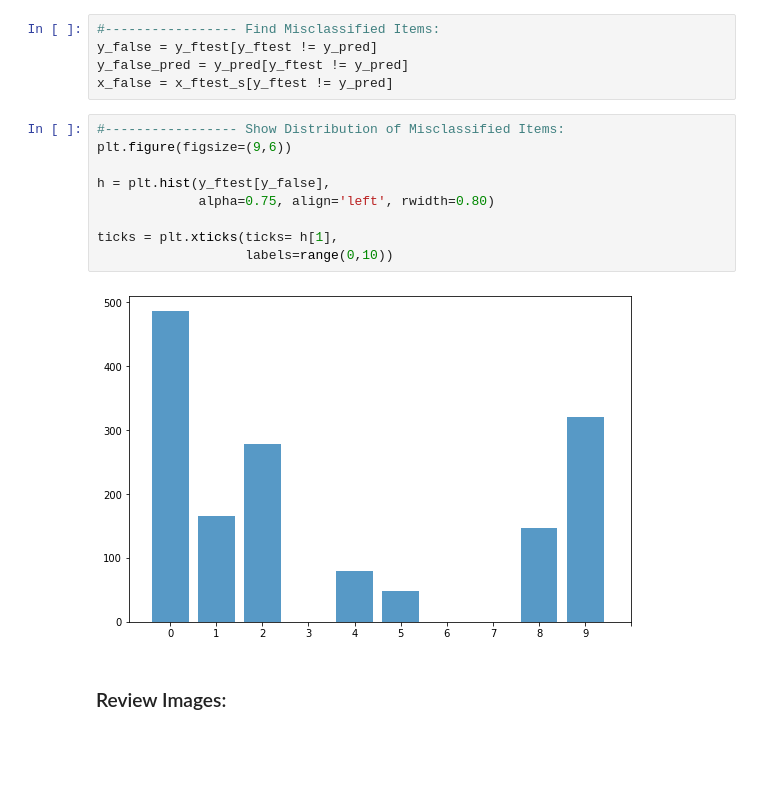
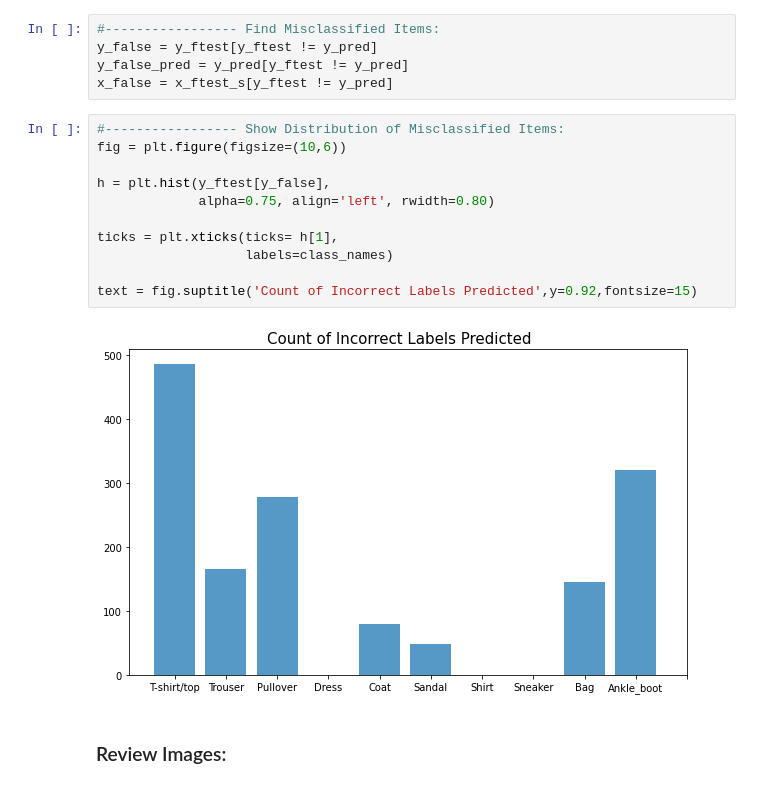
Before and after one commit to delta2echo/tensorflow_portfolio, a Jupyter notebook: 02a_Classifcation_Project.ipynb, the cells around one changed output. Cells and saved outputs as stored; diff of their text form; blank space fills up the shorter version.

```diff
--- a/02a_Classifcation_Project.ipynb
+++ b/02a_Classifcation_Project.ipynb
@@ -567,15 +567,17 @@ y_false_pred = y_pred[y_ftest != y_pred]
 x_false = x_ftest_s[y_ftest != y_pred]
 # %%
 #----------------- Show Distribution of Misclassified Items:
-plt.figure(figsize=(9,6))
+fig = plt.figure(figsize=(10,6))
 
 h = plt.hist(y_ftest[y_false],
              alpha=0.75, align='left', rwidth=0.80)
 
 ticks = plt.xticks(ticks= h[1],
-                   labels=range(0,10))
+                   labels=class_names)
+
+text = fig.suptitle('Count of Incorrect Labels Predicted',y=0.92,fontsize=15)
 # %% [output]
-[figure, old version]
+[figure, new version]
 # %% [markdown]
 ### Review Images:
 # %%
```
Also changed, not shown: parts of 5 cells of this notebook.
